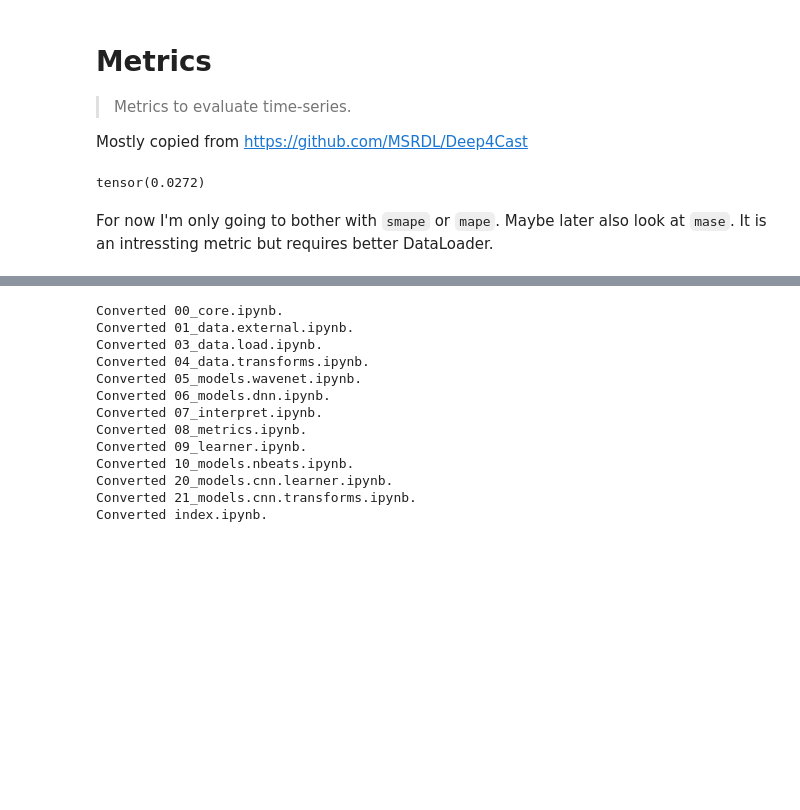
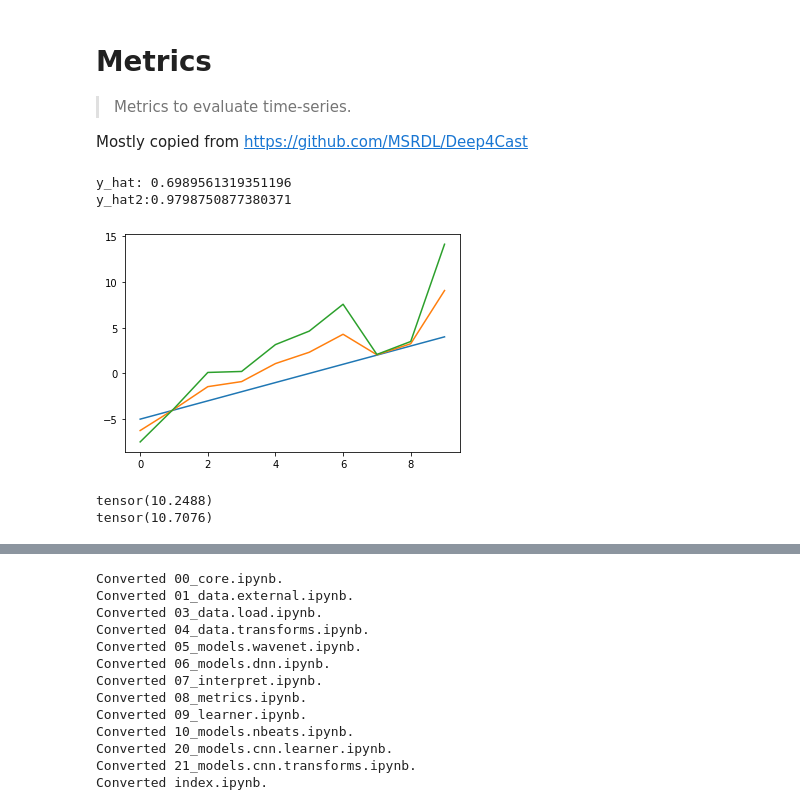
Before and after one commit to takotab/fastseq, a Jupyter notebook: nbs/08_metrics.ipynb, the cells around one changed output, grey strips where cells are left out. Cells and saved outputs as stored; diff of their text form; code cells hidden in the pictures; blank space fills up the shorter version.

Commit message:
smape and mase improved

```diff
--- a/nbs/08_metrics.ipynb
+++ b/nbs/08_metrics.ipynb
@@ -43,3 +54,12 @@ def mape(data_samples, data_truth, agg=None, **kwargs) -> np.array:
+# %%
+def torch_smape(model_outputs,target_outputs):
+    numerator = torch.abs(model_outputs - target_outputs)
+    denominator = torch.abs(model_outputs) + torch.abs(target_outputs)
+    elementwise_smape = 2*torch.div(numerator, denominator)
+    nan_mask = torch.isnan(elementwise_smape)
+    loss = elementwise_smape[~nan_mask].mean()
+    assert ~torch.isnan(loss)
+    return loss
 # %%
 # export
 def smape(truth, pred, agg=None, reduction=None) -> tensor:
@@ -54,18 +74,9 @@ def smape(truth, pred, agg=None, reduction=None) -> tensor:
         raise ValueError('Last three dimensions of data_samples and data_truth need to be compatible')
 
     eps = 1e-16  # Need to make sure that denominator is not zero
-    norm = 0.5 * (torch.abs(pred) + torch.abs(truth)) + eps
-    ret = (torch.abs(pred - truth) / norm)
-    if reduction != 'none':
+    norm = (torch.abs(pred) + torch.abs(truth)) + eps
+    ret = (2 * torch.abs(pred - truth) / norm).mean(-1)
+
+    if reduction != None:
         ret = torch.mean(ret) if reduction == 'mean' else torch.sum(ret)
     return ret
-# %%
-x,y = torch.randn(64,1,100)*.1, torch.cat([torch.arange(-50,50)[None,None,:]]*64,0)
-x = x+y
-test_close(smape(y,x,reduction='mean'),.027,.2)
-# %%
-smape(y,x,reduction='mean')
-# %% [output]
-tensor(0.0272)
-# %% [markdown]
-For now I'm only going to bother with `smape` or `mape`. Maybe later also look at `mase`. It is an intressting metric but requires better DataLoader.
@@ -164,0 +83,24 @@ def mase(data_samples,
+# %%
+# hide
+for l in [100,10]:
+    res={}
+    for er in np.arange(.5,1.5,.05):
+        res[er] = {}
+        noise,y = torch.randn(64,1,l) * er, torch.cat([torch.arange(-(l/2),(l/2))[None,None,:]]*64,0)
+        y_hat = y + noise
+        smp = 0
+        for i in range(64):
+             smp += np_smape(y[i,:].numpy(),y_hat[i,:].numpy())
+        test_close(smape(y,y_hat, reduction='sum').numpy(), smp,.02)
+        test_close(smape(y,y_hat, reduction='mean'), torch_smape(y,y_hat))
+# %%
+y_hat2 = noise + y_hat
+plt.plot(np.arange(10),y[0,0])
+plt.plot(np.arange(10),y_hat[0,0])
+plt.plot(np.arange(10),y_hat2[0,0])
+print(f"y_hat: {smape(y,y_hat,reduction='mean')}")
+print(f"y_hat2:{smape(y,y_hat2,reduction='mean')}")
+# %% [output]
+y_hat: 0.6989561319351196
+y_hat2:0.9798750877380371
+[figure, added]
@@ -164,0 +147,20 @@ def mase(data_samples,
+# %%
+# hide
+for l in [114, 1014]:
+    res={}
+    horizon = 14
+    for er in np.arange(.5,1.5,.05):
+        res[er] = {}
+        noise,x = torch.randn(64, 1, l) * er, torch.cat([torch.arange(-(l/2),(l/2))[None,None,:]] * 64,0)
+        y_hat = x + noise
+        y = x
+        smp = 0
+        for i in range(64):
+            smp += np_mase(x[i, 0, :-horizon].numpy(), x[i, 0, -horizon:].numpy(), y_hat[i, 0, -horizon:].numpy(), 7)
+
+        my = mase(x[:, 0, :-horizon], x[:, 0, -horizon:], y_hat[:, 0, -horizon:], 7, reduction = 'sum')
+        test_close(my, smp)
+    print(my)
+# %% [output]
+tensor(10.2488)
+tensor(10.7076)
```
Also changed, not shown: parts of 7 cells of this notebook, 1 other file.
